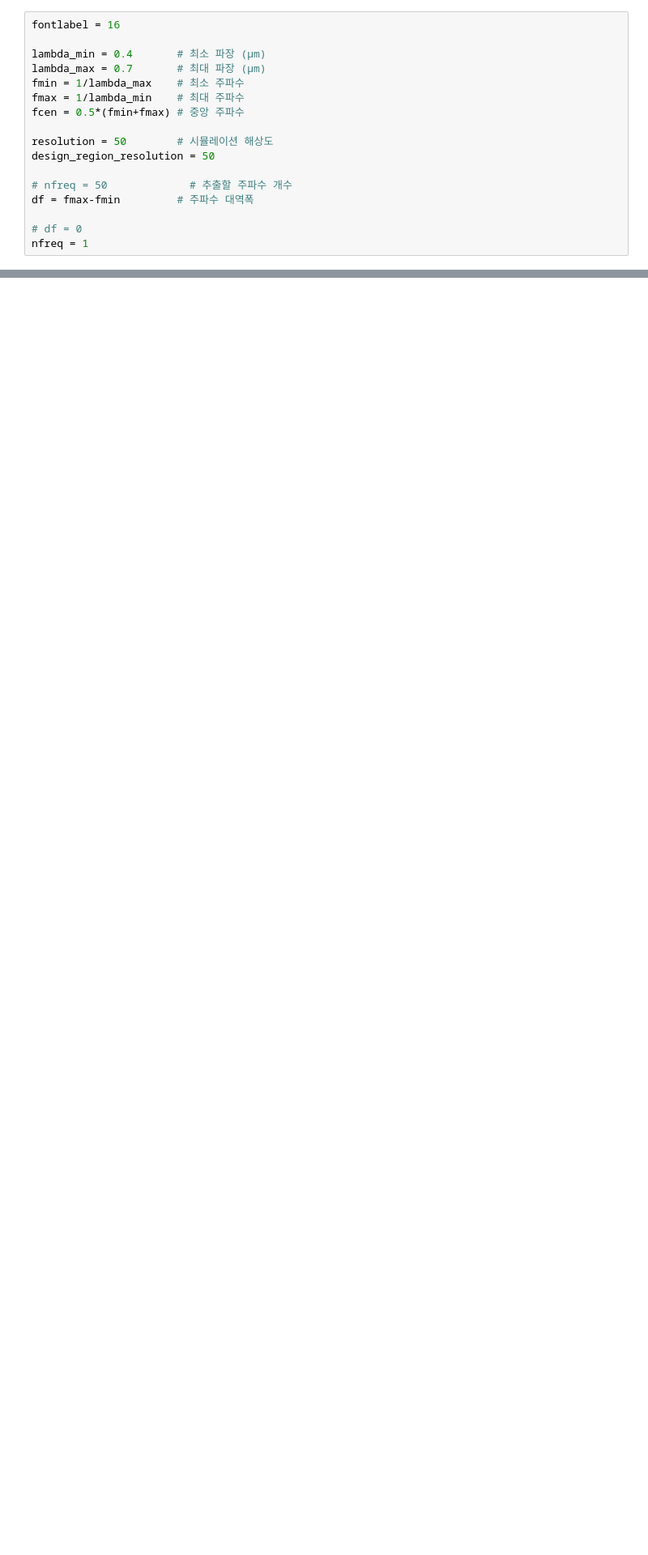
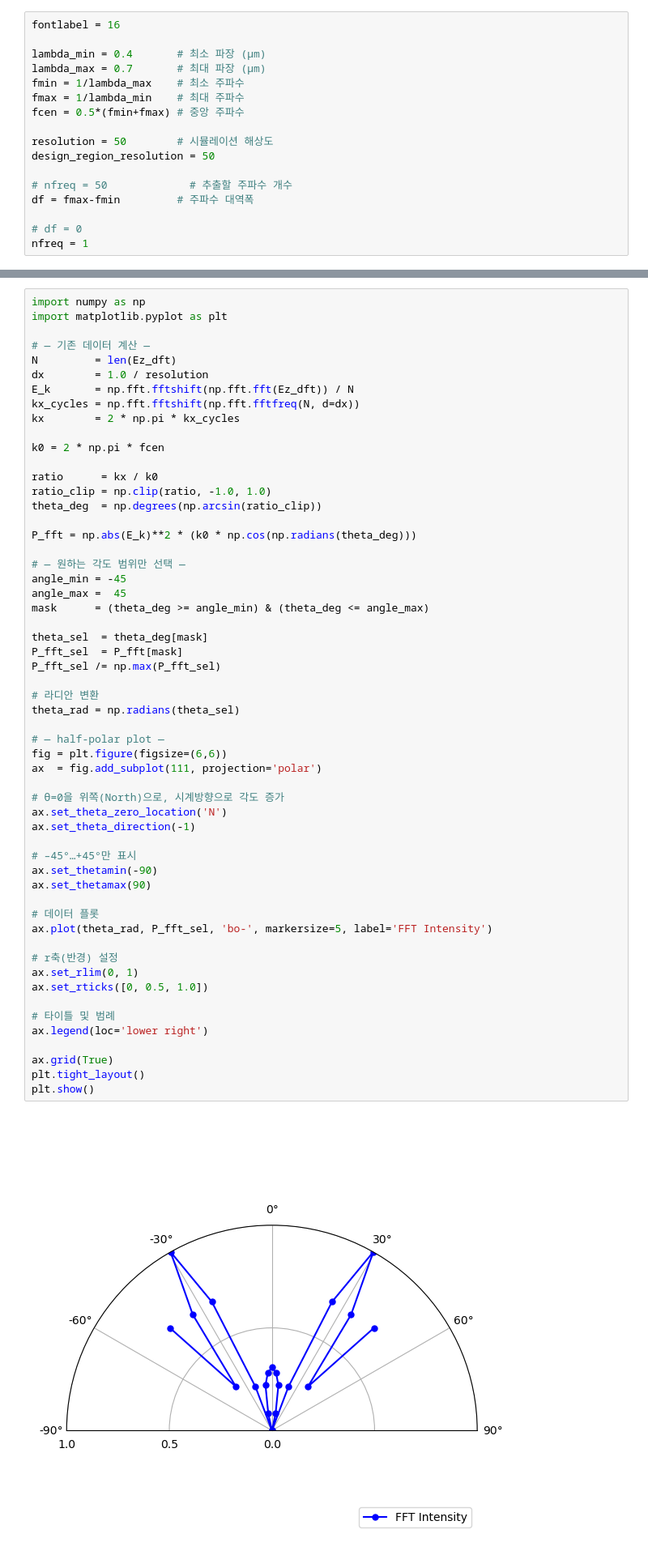
Before and after one commit to M2nion/EIDL, a Jupyter notebook: Tool/Meep/LGD/LGD setup/Mode decomposition/Kyungmin/2025/08/05/Singlelayer/Mode decomposition/OLED_Singlelayer_modedecomposition_structureo.ipynb, the cells around one changed output, grey strips where cells are left out. Shown at 81% size. Cells and saved outputs as stored; diff of their text form; blank space fills up the shorter version.

```diff
--- a/Tool/Meep/LGD/LGD setup/Mode decomposition/Kyungmin/2025/08/05/Singlelayer/Mode decomposition/OLED_Singlelayer_modedecomposition_structureo.ipynb
+++ b/Tool/Meep/LGD/LGD setup/Mode decomposition/Kyungmin/2025/08/05/Singlelayer/Mode decomposition/OLED_Singlelayer_modedecomposition_structureo.ipynb
@@ -377,0 +398,58 @@ plt.show()
+# %%
+import numpy as np
+import matplotlib.pyplot as plt
+
+# — 기존 데이터 계산 —
+N         = len(Ez_dft)
+dx        = 1.0 / resolution
+E_k       = np.fft.fftshift(np.fft.fft(Ez_dft)) / N
+kx_cycles = np.fft.fftshift(np.fft.fftfreq(N, d=dx))
+kx        = 2 * np.pi * kx_cycles
+
+k0 = 2 * np.pi * fcen
+
+ratio      = kx / k0
+ratio_clip = np.clip(ratio, -1.0, 1.0)
+theta_deg  = np.degrees(np.arcsin(ratio_clip))
+
+P_fft = np.abs(E_k)**2 * (k0 * np.cos(np.radians(theta_deg)))
+
+# — 원하는 각도 범위만 선택 —
+angle_min = -45
+angle_max =  45
+mask      = (theta_deg >= angle_min) & (theta_deg <= angle_max)
+
+theta_sel  = theta_deg[mask]
+P_fft_sel  = P_fft[mask]
+P_fft_sel /= np.max(P_fft_sel)
+
+# 라디안 변환
+theta_rad = np.radians(theta_sel)
+
+# — half-polar plot —
+fig = plt.figure(figsize=(6,6))
+ax  = fig.add_subplot(111, projection='polar')
+
+# θ=0을 위쪽(North)으로, 시계방향으로 각도 증가
+ax.set_theta_zero_location('N')
+ax.set_theta_direction(-1)
+
+# –45°…+45°만 표시
+ax.set_thetamin(-90)
+ax.set_thetamax(90)
+
+# 데이터 플롯
+ax.plot(theta_rad, P_fft_sel, 'bo-', markersize=5, label='FFT Intensity')
+
+# r축(반경) 설정
+ax.set_rlim(0, 1)
+ax.set_rticks([0, 0.5, 1.0])
+
+# 타이틀 및 범례
+ax.legend(loc='lower right')
+
+ax.grid(True)
+plt.tight_layout()
+plt.show()
+# %% [output]
+[figure, added]
```
Also changed, not shown: parts of 7 cells of this notebook, 3 other files.
